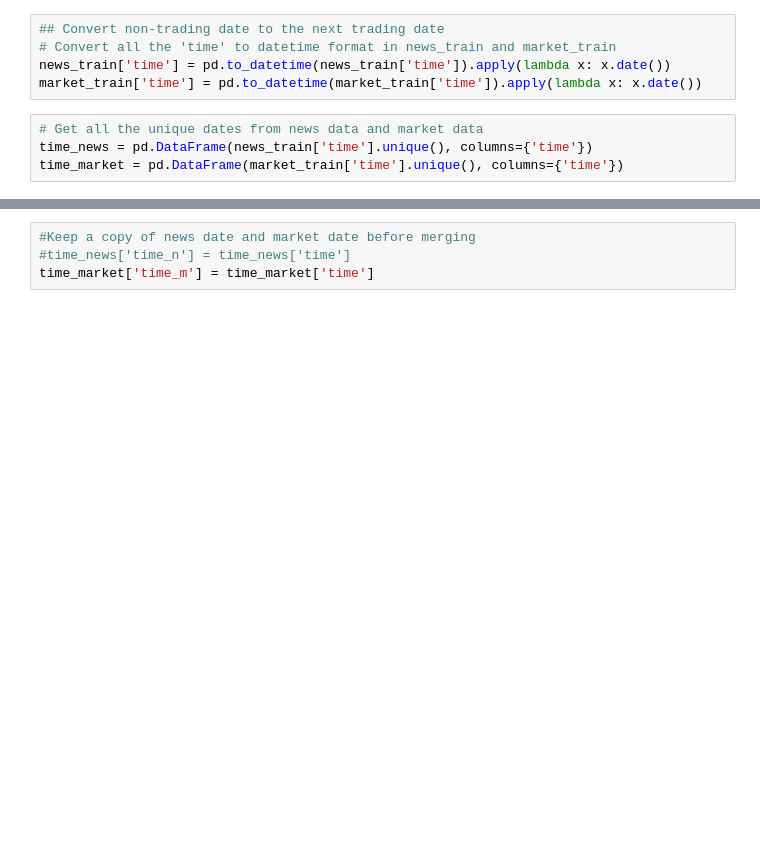
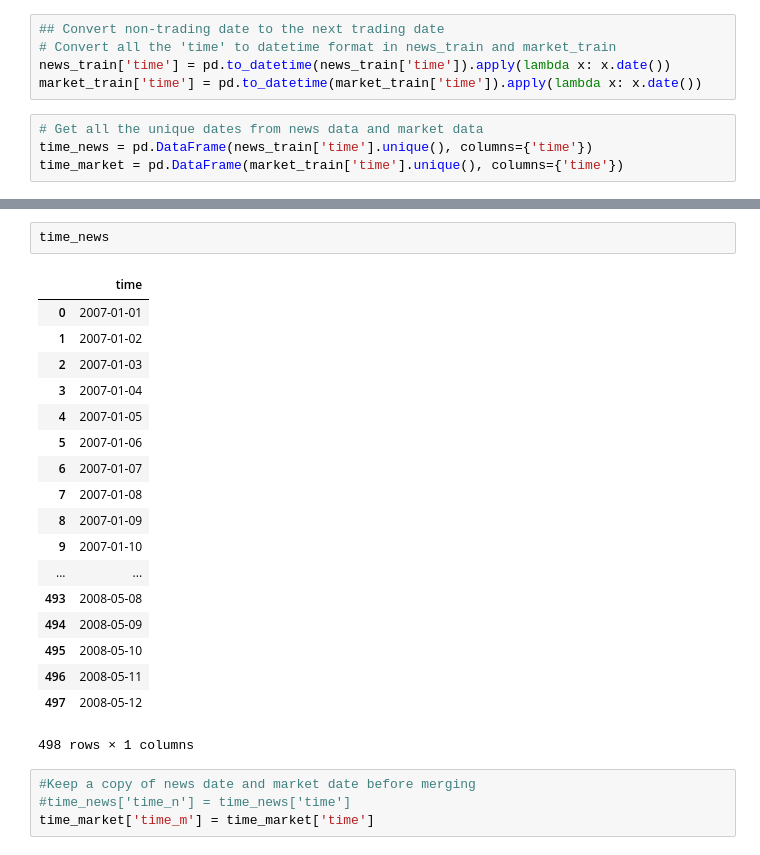
Before and after one commit to ChiPrimo/TwoSigma, a Jupyter notebook: Time_Adjust.ipynb, the cells around one changed output, grey strips where cells are left out. Saved outputs shown, nothing was run; the diff lists cells and outputs as text; blank space fills up the shorter version.

```diff
--- a/Time_Adjust.ipynb
+++ b/Time_Adjust.ipynb
@@ -28,3 +91,24 @@ time_market = pd.DataFrame(market_train['time'].unique(), columns={'time'})
+# %%
+time_news
+# %% [output]
+|  | time |
+| 0 | 2007-01-01 |
+| 1 | 2007-01-02 |
+| 2 | 2007-01-03 |
+| 3 | 2007-01-04 |
+| 4 | 2007-01-05 |
+| 5 | 2007-01-06 |
+| 6 | 2007-01-07 |
+| 7 | 2007-01-08 |
+| 8 | 2007-01-09 |
+| 9 | 2007-01-10 |
+| ... | ... |
+| 493 | 2008-05-08 |
+| 494 | 2008-05-09 |
+| 495 | 2008-05-10 |
+| 496 | 2008-05-11 |
+| 497 | 2008-05-12 |
+498 rows × 1 columns
 # %%
 #Keep a copy of news date and market date before merging
 #time_news['time_n'] = time_news['time']
```
Also changed, not shown: parts of 3 cells of this notebook.
